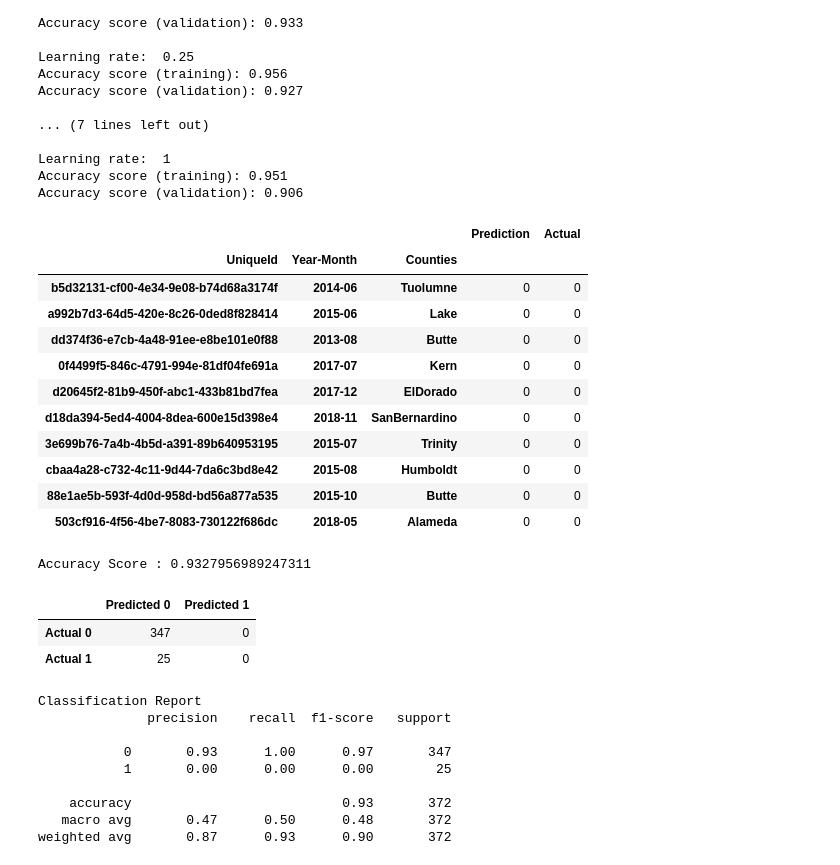
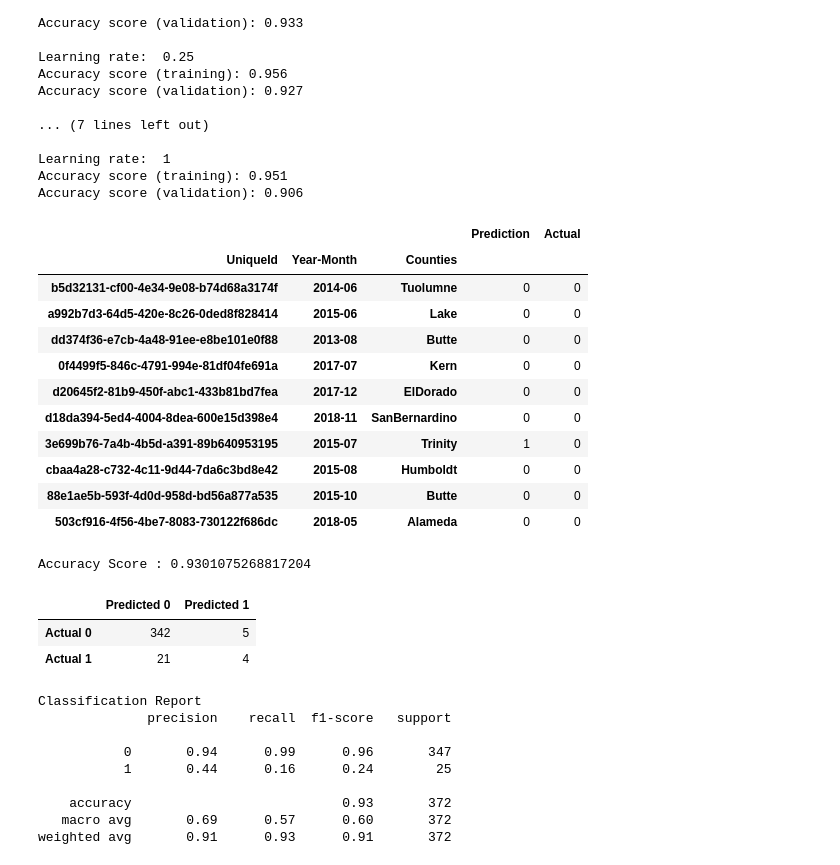
Before and after one commit to chloebellehooton/Group-5-Project, a Jupyter notebook: Supervised_Learning_Very_Large_Wildfire.ipynb, the cells around one changed output. Drawn from its saved outputs; the diff is of its cells as text; code cells hidden in the pictures.

```diff
--- a/Supervised_Learning_Very_Large_Wildfire.ipynb
+++ b/Supervised_Learning_Very_Large_Wildfire.ipynb
@@ -300,27 +306,27 @@ Accuracy score (validation): 0.906
 # %%
 # Choose a learning rate and create classifier
 classifier = GradientBoostingClassifier(n_estimators=20,
-                                        learning_rate= .05,
+                                        learning_rate= .5,
                                         max_features=5,
                                         max_depth=3,
                                         random_state=0)
 
 # Fit the model
 classifier.fit(X_train_scaled, y_train)
 
 # Make Prediction
 predictions = classifier.predict(X_test_scaled)
 pd.DataFrame({"Prediction": predictions, "Actual": y_test}).head(10)
 # %% [output]
 |  |  |  | Prediction | Actual |
 | UniqueId | Year-Month | Counties |  |  |
 | b5d32131-cf00-4e34-9e08-b74d68a3174f | 2014-06 | Tuolumne | 0 | 0 |
 | a992b7d3-64d5-420e-8c26-0ded8f828414 | 2015-06 | Lake | 0 | 0 |
 | dd374f36-e7cb-4a48-91ee-e8be101e0f88 | 2013-08 | Butte | 0 | 0 |
 | 0f4499f5-846c-4791-994e-81df04fe691a | 2017-07 | Kern | 0 | 0 |
 | d20645f2-81b9-450f-abc1-433b81bd7fea | 2017-12 | ElDorado | 0 | 0 |
 | d18da394-5ed4-4004-8dea-600e15d398e4 | 2018-11 | SanBernardino | 0 | 0 |
-| 3e699b76-7a4b-4b5d-a391-89b640953195 | 2015-07 | Trinity | 0 | 0 |
+| 3e699b76-7a4b-4b5d-a391-89b640953195 | 2015-07 | Trinity | 1 | 0 |
 | cbaa4a28-c732-4c11-9d44-7da6c3bd8e42 | 2015-08 | Humboldt | 0 | 0 |
 | 88e1ae5b-593f-4d0d-958d-bd56a877a535 | 2015-10 | Butte | 0 | 0 |
 | 503cf916-4f56-4be7-8083-730122f686dc | 2018-05 | Alameda | 0 | 0 |
@@ -332,7 +338,7 @@ from sklearn.metrics import classification_report
 acc_score = accuracy_score(y_test, predictions)
 print(f"Accuracy Score : {acc_score}")
 # %% [output]
-Accuracy Score : 0.9327956989247311
+Accuracy Score : 0.9301075268817204
 # %%
 
 # Generate the confusion matrix
@@ -346,8 +352,8 @@ cm_df = pd.DataFrame(
 display(cm_df)
 # %% [output]
 |  | Predicted 0 | Predicted 1 |
-| Actual 0 | 347 | 0 |
-| Actual 1 | 25 | 0 |
+| Actual 0 | 342 | 5 |
+| Actual 1 | 21 | 4 |
 # %%
 # Generate classification report
 print("Classification Report")
@@ -356,9 +362,9 @@ print(classification_report(y_test, predictions))
 Classification Report
               precision    recall  f1-score   support
 
-           0       0.93      1.00      0.97       347
-           1       0.00      0.00      0.00        25
+           0       0.94      0.99      0.96       347
+           1       0.44      0.16      0.24        25
 
     accuracy                           0.93       372
-   macro avg       0.47      0.50      0.48       372
-weighted avg       0.87      0.93      0.90       372
+   macro avg       0.69      0.57      0.60       372
+weighted avg       0.91      0.93      0.91       372
```
Also changed, not shown: parts of 7 cells of this notebook, 16 other files.
